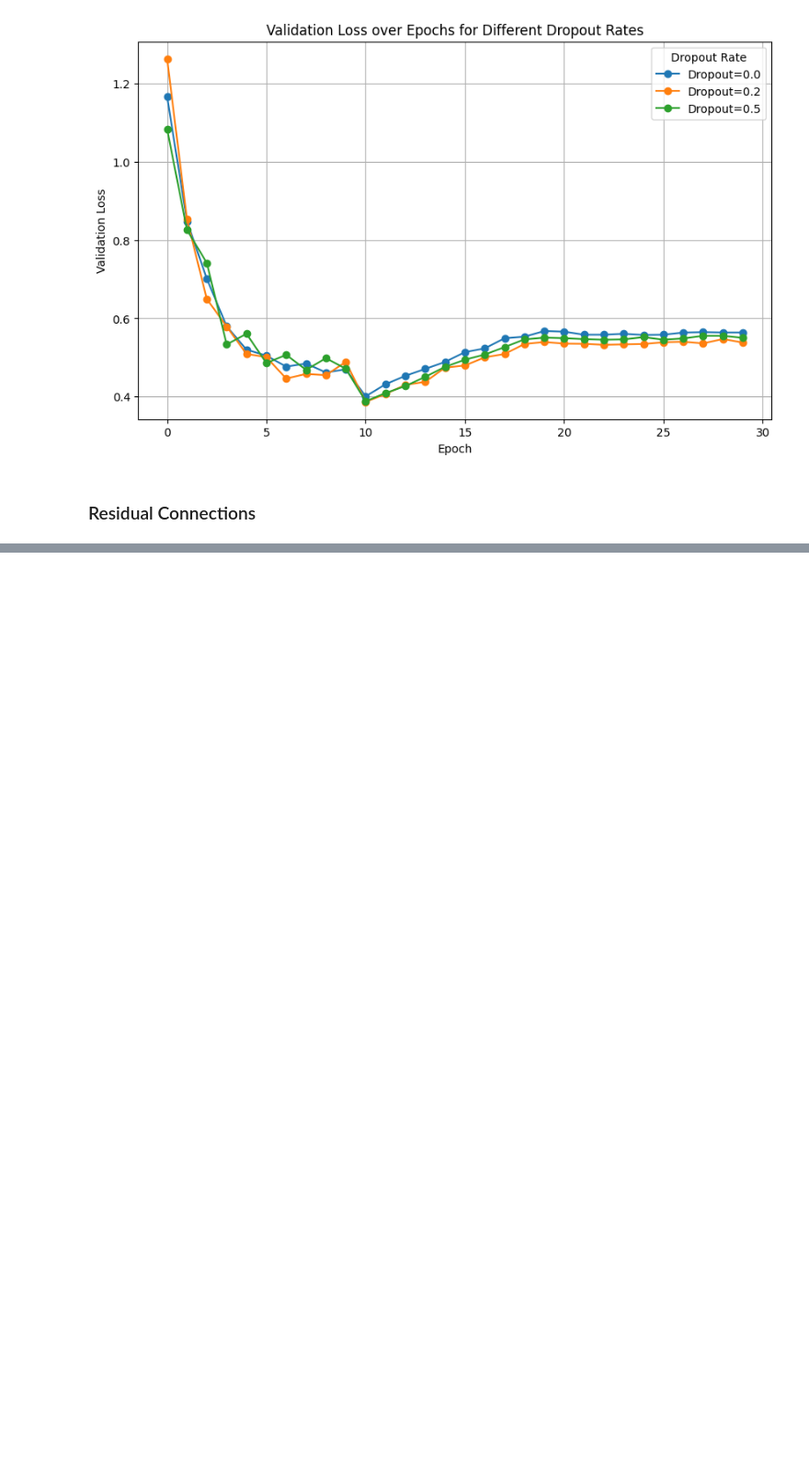
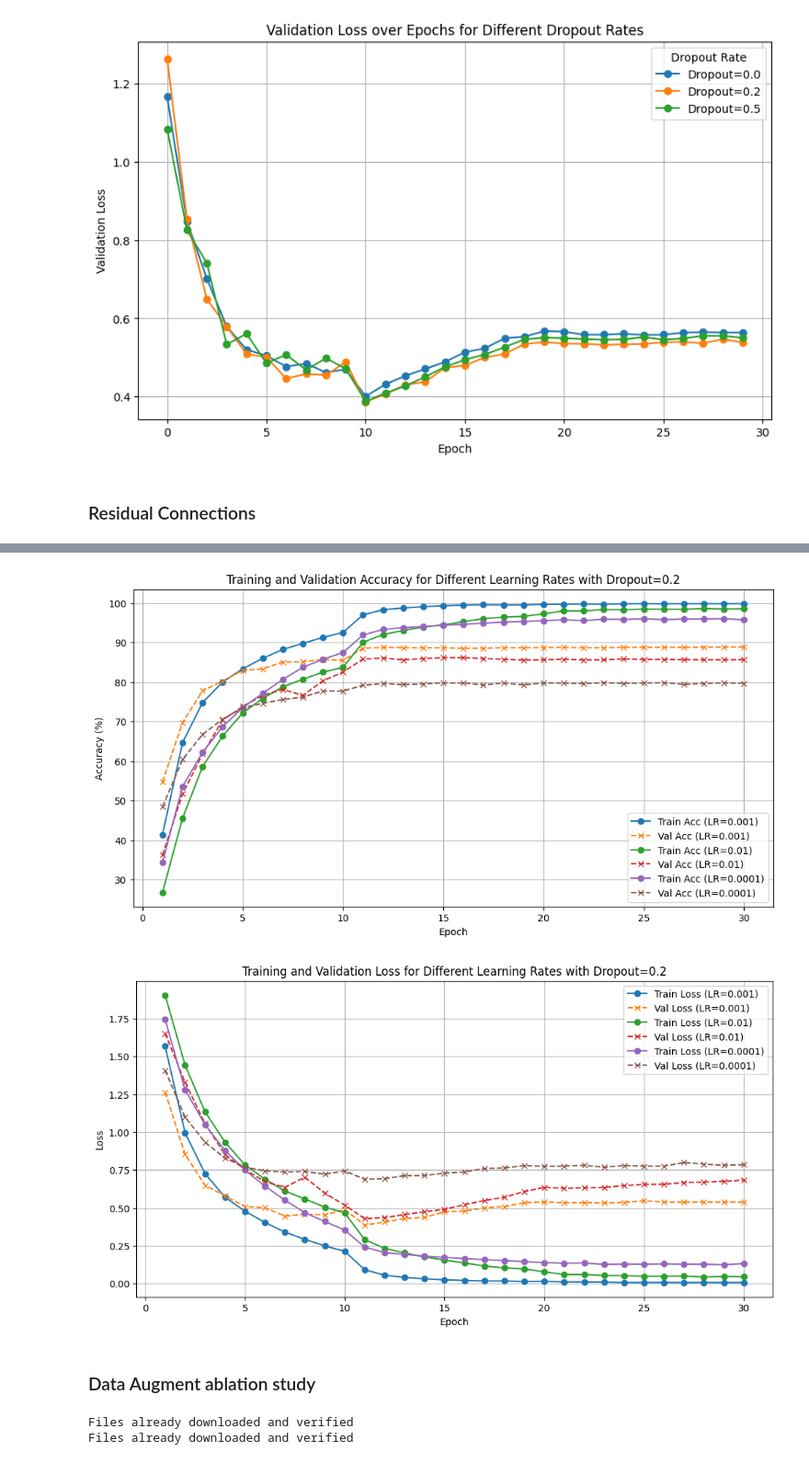
Before and after one commit to DyoWang/DeepLearningA2, a Jupyter notebook: DeepA2V1.ipynb, the cells around one changed output, grey strips where cells are left out. Shown at 92% size. Saved outputs shown, nothing was run; the diff lists cells and outputs as text; code cells hidden in the pictures; blank space fills up the shorter version.

```diff
--- a/DeepA2V1.ipynb
+++ b/DeepA2V1.ipynb
@@ -441 +685,12 @@ plt.show()
+# %%
+# Initialize the results dictionary with the baseline data
+results = {
+    0.001: {
+        "test_accuracy": baseline_accuracy,
+        "train_accuracies": baseline_train_accuracies,
+        "val_accuracies": baseline_val_accuracies,
+        "train_losses": baseline_train_losses,
+        "val_losses": baseline_val_losses,
+    }
+}
 # %%
@@ -466,0 +782,34 @@ class EfficientNetB0WithResidual(nn.Module):
+# %%
+import matplotlib.pyplot as plt
+
+# Number of epochs
+epochs = range(1, 31)  # Assuming 30 epochs
+
+# Plot Training and Validation Accuracy for Different Learning Rates
+plt.figure(figsize=(12, 6))
+for lr in [0.001] + learning_rates:
+    plt.plot(epochs, results[lr]["train_accuracies"], label=f"Train Acc (LR={lr})", marker='o')
+    plt.plot(epochs, results[lr]["val_accuracies"], label=f"Val Acc (LR={lr})", marker='x', linestyle='--')
+plt.xlabel("Epoch")
+plt.ylabel("Accuracy (%)")
+plt.title("Training and Validation Accuracy for Different Learning Rates with Dropout=0.2")
+plt.legend()
+plt.grid(True)
+plt.show()
+
+# Plot Training and Validation Loss for Different Learning Rates
+plt.figure(figsize=(12, 6))
+for lr in [0.001] + learning_rates:
+    plt.plot(epochs, results[lr]["train_losses"], label=f"Train Loss (LR={lr})", marker='o')
+    plt.plot(epochs, results[lr]["val_losses"], label=f"Val Loss (LR={lr})", marker='x', linestyle='--')
+plt.xlabel("Epoch")
+plt.ylabel("Loss")
+plt.title("Training and Validation Loss for Different Learning Rates with Dropout=0.2")
+plt.legend()
+plt.grid(True)
+plt.show()
+# %% [output]
+[figure, added]
+[figure, added]
+# %% [markdown]
+### Data Augment ablation study
@@ -466,0 +872,27 @@ class EfficientNetB0WithResidual(nn.Module):
+# %%
+from torch.utils.data import DataLoader, random_split
+from torchvision import datasets
+
+# Load the CIFAR-10 dataset for the validation and test sets (no augmentation for these)
+baseline_transform = transforms.Compose([
+    transforms.Resize(224),
+    transforms.ToTensor(),
+    transforms.Normalize((0.5, 0.5, 0.5), (0.5, 0.5, 0.5))
+])
+
+# Define validation split ratio
+validation_split = 0.2
+
+# Load full training dataset (for train and validation split)
+full_train_dataset = datasets.CIFAR10(root='./data', train=True, transform=baseline_transform, download=True)
+train_size = int((1 - validation_split) * len(full_train_dataset))
+val_size = len(full_train_dataset) - train_size
+
+# Create train and validation datasets with a fixed split
+train_dataset, val_dataset = random_split(full_train_dataset, [train_size, val_size])
+
+# Load the test dataset
+test_dataset = datasets.CIFAR10(root='./data', train=False, transform=baseline_transform, download=True)
+# %% [output]
+Files already downloaded and verified
+Files already downloaded and verified
```
Also changed, not shown: parts of 11 cells of this notebook.
